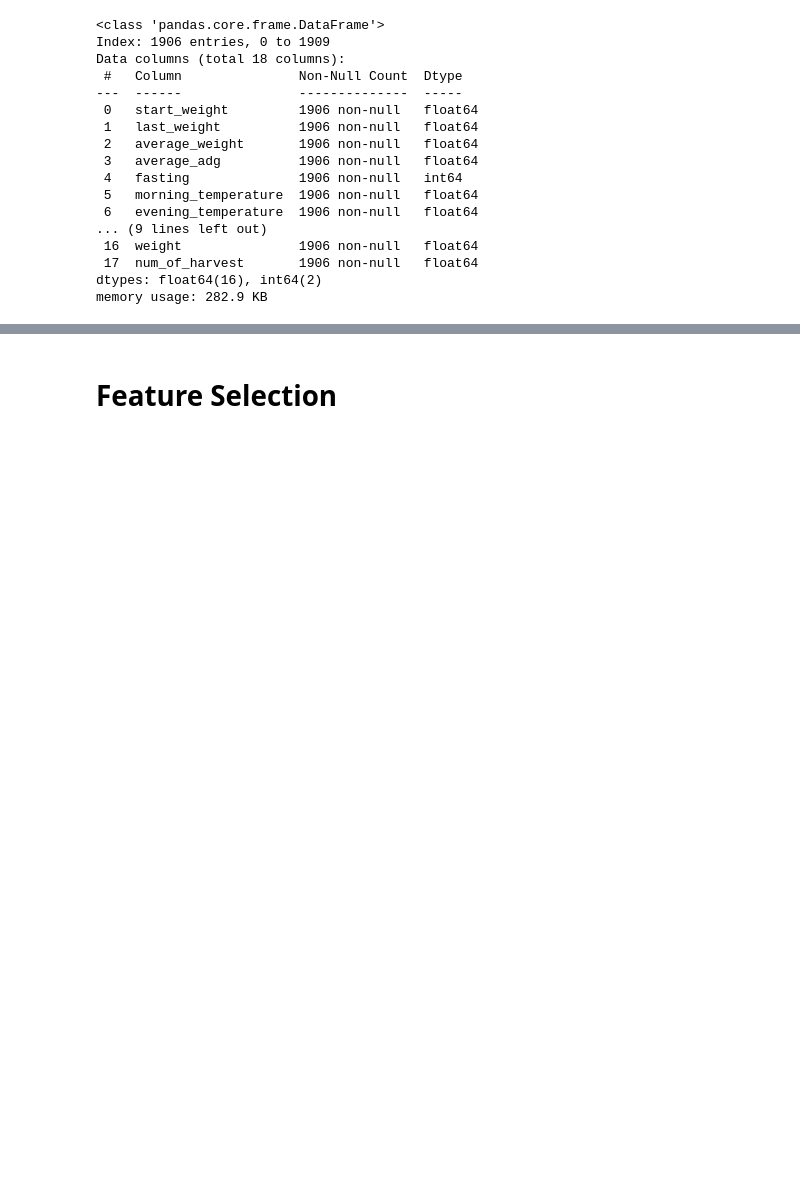
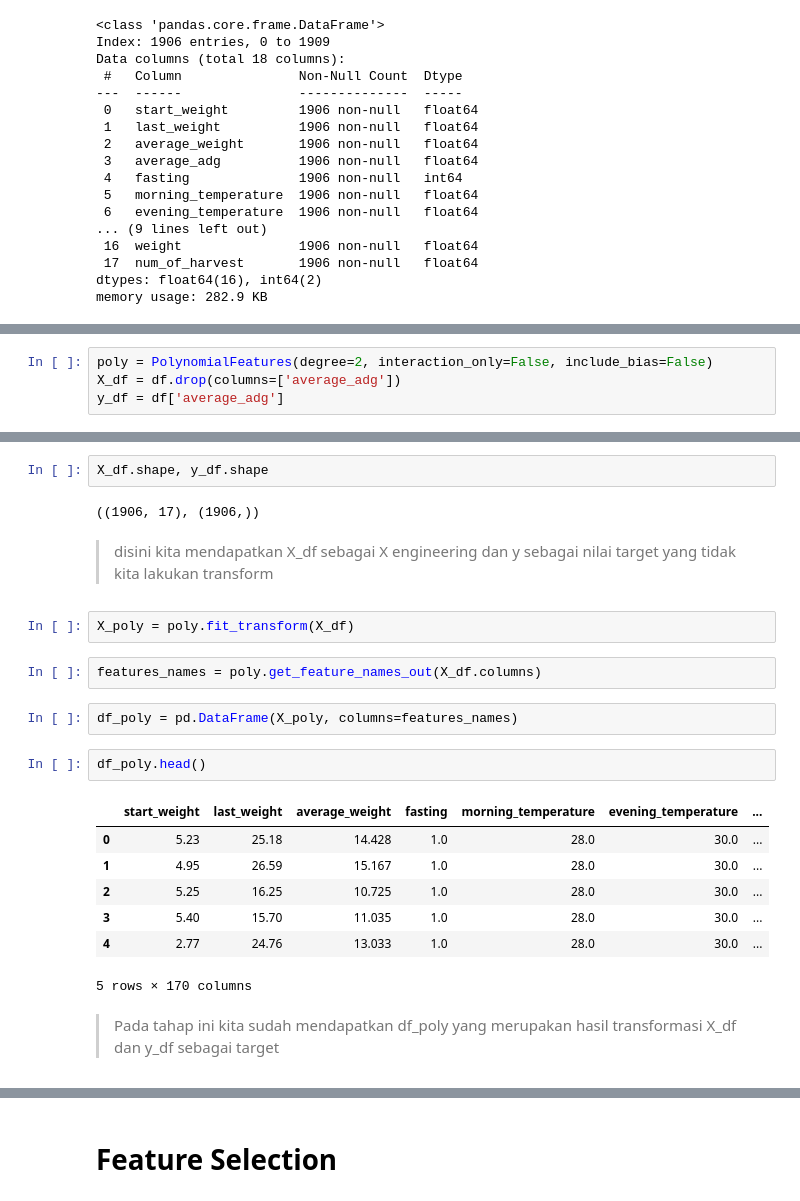
Before and after one commit to sugengdcahyo/shrimp-prediction, a Jupyter notebook: 02-Filter Based Feature Selection.ipynb, the cells around one changed output, grey strips where cells are left out. Saved outputs shown, nothing was run; the diff lists cells and outputs as text; blank space fills up the shorter version.

```diff
--- a/02-Filter Based Feature Selection.ipynb
+++ b/02-Filter Based Feature Selection.ipynb
@@ -70,0 +74,4 @@ memory usage: 282.9 KB
+# %%
+poly = PolynomialFeatures(degree=2, interaction_only=False, include_bias=False)
+X_df = df.drop(columns=['average_adg'])
+y_df = df['average_adg']
@@ -70,0 +100,24 @@ memory usage: 282.9 KB
+# %%
+X_df.shape, y_df.shape
+# %% [output]
+((1906, 17), (1906,))
+# %% [markdown]
+> disini kita mendapatkan X_df sebagai X engineering dan y sebagai nilai target yang tidak kita lakukan transform
+# %%
+X_poly = poly.fit_transform(X_df)
+# %%
+features_names = poly.get_feature_names_out(X_df.columns)
+# %%
+df_poly = pd.DataFrame(X_poly, columns=features_names)
+# %%
+df_poly.head()
+# %% [output]
+|  | start_weight | last_weight | average_weight | fasting | morning_temperature | evening_temperature | ... |
+| 0 | 5.23 | 25.18 | 14.428 | 1.0 | 28.0 | 30.0 | ... |
+| 1 | 4.95 | 26.59 | 15.167 | 1.0 | 28.0 | 30.0 | ... |
+| 2 | 5.25 | 16.25 | 10.725 | 1.0 | 28.0 | 30.0 | ... |
+| 3 | 5.40 | 15.70 | 11.035 | 1.0 | 28.0 | 30.0 | ... |
+| 4 | 2.77 | 24.76 | 13.033 | 1.0 | 28.0 | 30.0 | ... |
+5 rows × 170 columns
+# %% [markdown]
+> Pada tahap ini kita sudah mendapatkan df_poly yang merupakan hasil transformasi X_df dan y_df sebagai target
```
Also changed, not shown: parts of 37 cells of this notebook, 6 other files.
